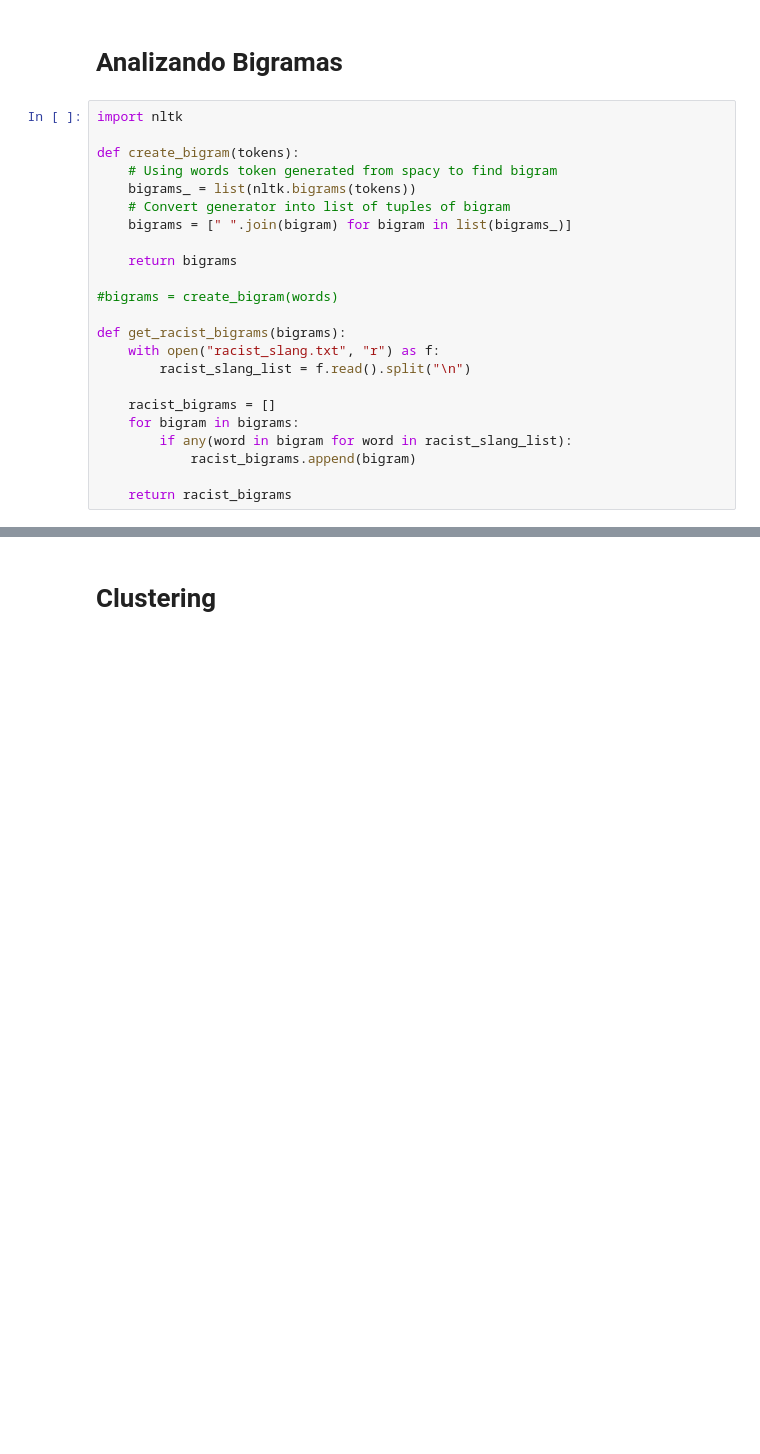
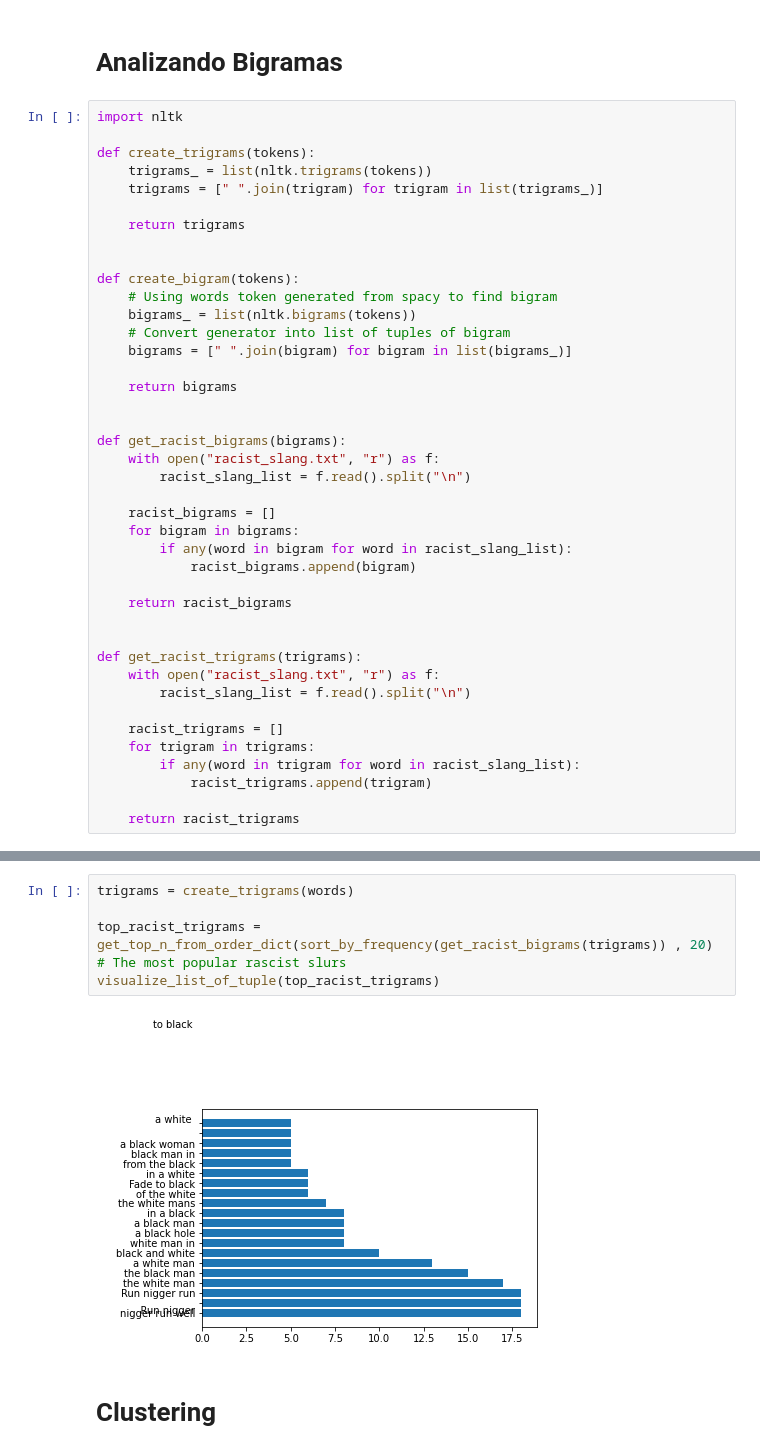
Before and after one commit to qequ/proyecto_nlp, a Jupyter notebook: clustering_scripts.ipynb, the cells around one changed output, grey strips where cells are left out. Drawn from its saved outputs; the diff is of its cells as text; blank space fills up the shorter version.

Commit message:
Added trigrams and PMI for trigrams

```diff
--- a/clustering_scripts.ipynb
+++ b/clustering_scripts.ipynb
@@ -103,6 +103,13 @@ orgs_frequency = sort_by_frequency(orgs)
 # Analizando Bigramas
 # %%
 import nltk
+
+def create_trigrams(tokens):
+    trigrams_ = list(nltk.trigrams(tokens))
+    trigrams = [" ".join(trigram) for trigram in list(trigrams_)]
+
+    return trigrams
+
 
 def create_bigram(tokens):
     # Using words token generated from spacy to find bigram
@@ -112,7 +119,6 @@ def create_bigram(tokens):
 
     return bigrams
 
-#bigrams = create_bigram(words)
 
 def get_racist_bigrams(bigrams):
     with open("racist_slang.txt", "r") as f:
@@ -124,6 +130,18 @@ def get_racist_bigrams(bigrams):
             racist_bigrams.append(bigram)
 
     return racist_bigrams
+
+
+def get_racist_trigrams(trigrams):
+    with open("racist_slang.txt", "r") as f:
+        racist_slang_list = f.read().split("\n")
+
+    racist_trigrams = []
+    for trigram in trigrams:
+        if any(word in trigram for word in racist_slang_list):
+            racist_trigrams.append(trigram)
+
+    return racist_trigrams
 # %%
 import numpy as np
 import matplotlib.pyplot as plt
@@ -147,6 +168,14 @@ top_racist_bigrams = get_top_n_from_order_dict(sort_by_frequency(get_racist_bigr
 visualize_list_of_tuple(top_racist_bigrams)
 # %% [output]
 [figure]
+# %%
+trigrams = create_trigrams(words)
+
+top_racist_trigrams = get_top_n_from_order_dict(sort_by_frequency(get_racist_bigrams(trigrams)) , 20)
+# The most popular rascist slurs
+visualize_list_of_tuple(top_racist_trigrams)
+# %% [output]
+[figure, added]
 # %% [markdown]
 # Clustering
 # %% [markdown]
```
Also changed, not shown: parts of 6 cells of this notebook.
